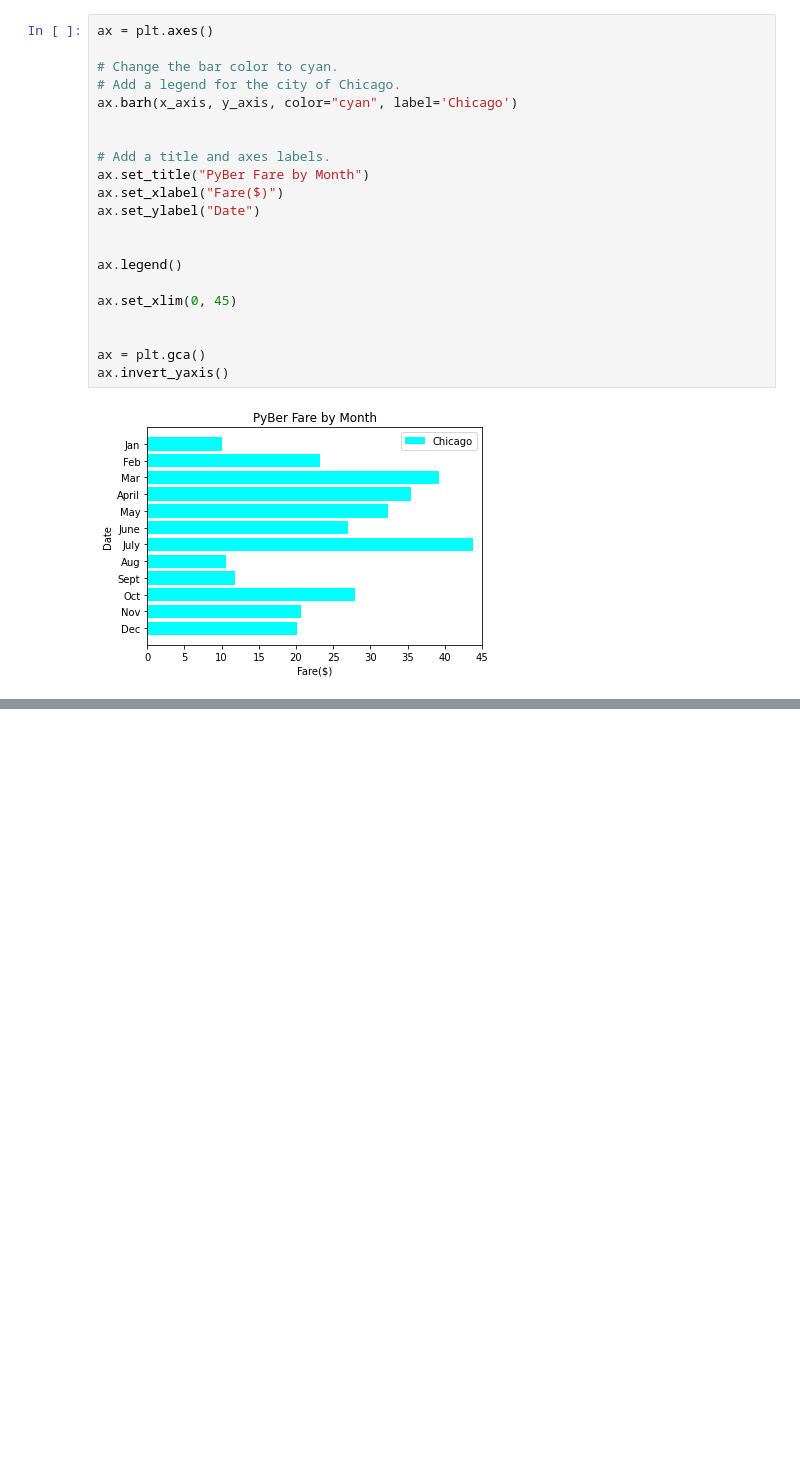
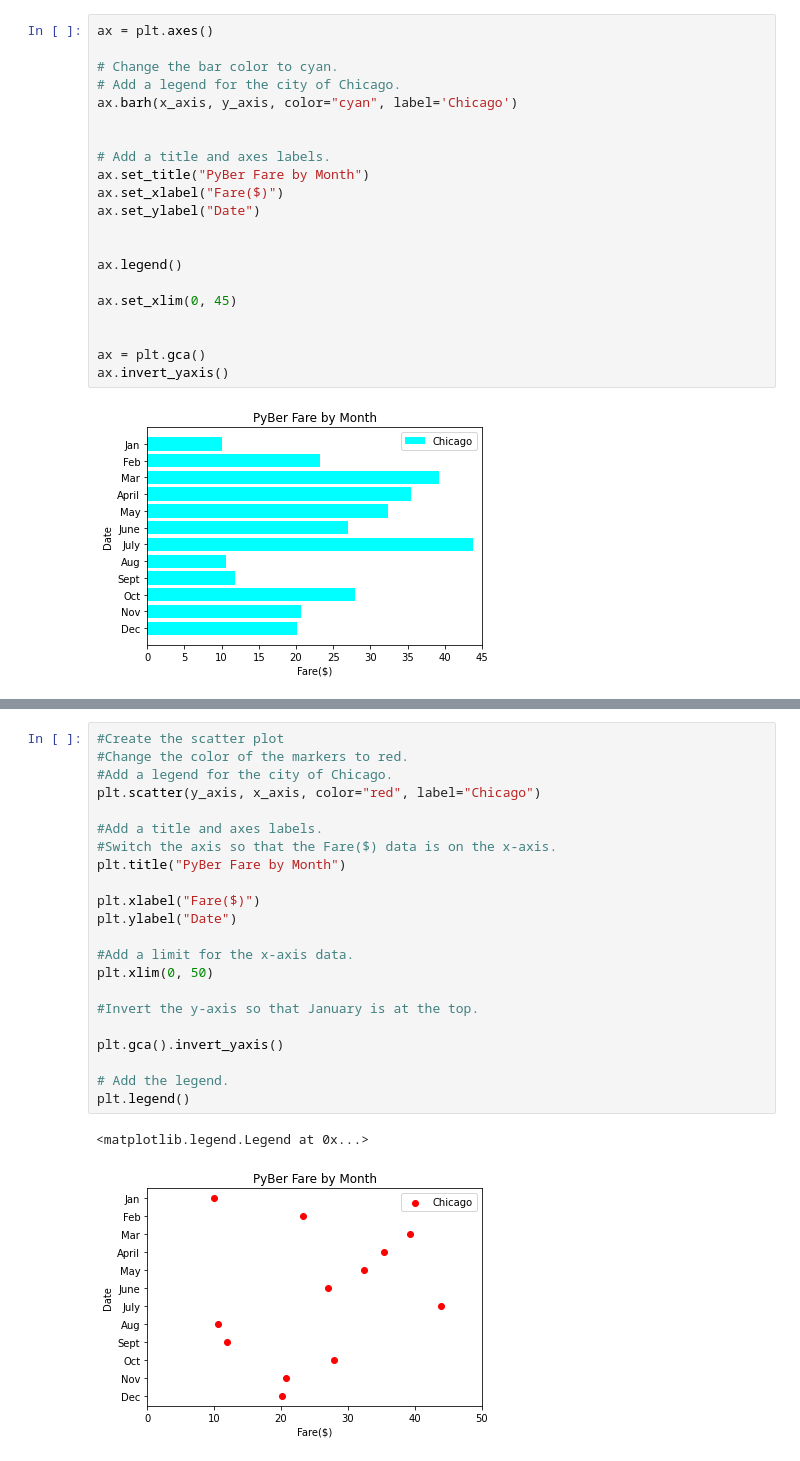
Before and after one commit to BiancaTaisePommerening/PyBer_Analysis, a Jupyter notebook: matplotlib_practice.ipynb, the cells around one changed output, grey strips where cells are left out. Saved outputs shown, nothing was run; the diff lists cells and outputs as text; blank space fills up the shorter version.

```diff
--- a/matplotlib_practice.ipynb
+++ b/matplotlib_practice.ipynb
@@ -314,0 +362,25 @@ ax.invert_yaxis()
+# %%
+#Create the scatter plot
+#Change the color of the markers to red.
+#Add a legend for the city of Chicago.
+plt.scatter(y_axis, x_axis, color="red", label="Chicago")
+
+#Add a title and axes labels.
+#Switch the axis so that the Fare($) data is on the x-axis.
+plt.title("PyBer Fare by Month")
+
+plt.xlabel("Fare($)")
+plt.ylabel("Date")
+
+#Add a limit for the x-axis data.
+plt.xlim(0, 50)
+
+#Invert the y-axis so that January is at the top.
+
+plt.gca().invert_yaxis()
+
+# Add the legend.
+plt.legend()
+# %% [output]
+<matplotlib.legend.Legend at 0x...>
+[figure, added]
```
Also changed, not shown: parts of 31 cells of this notebook, 4 other files.
